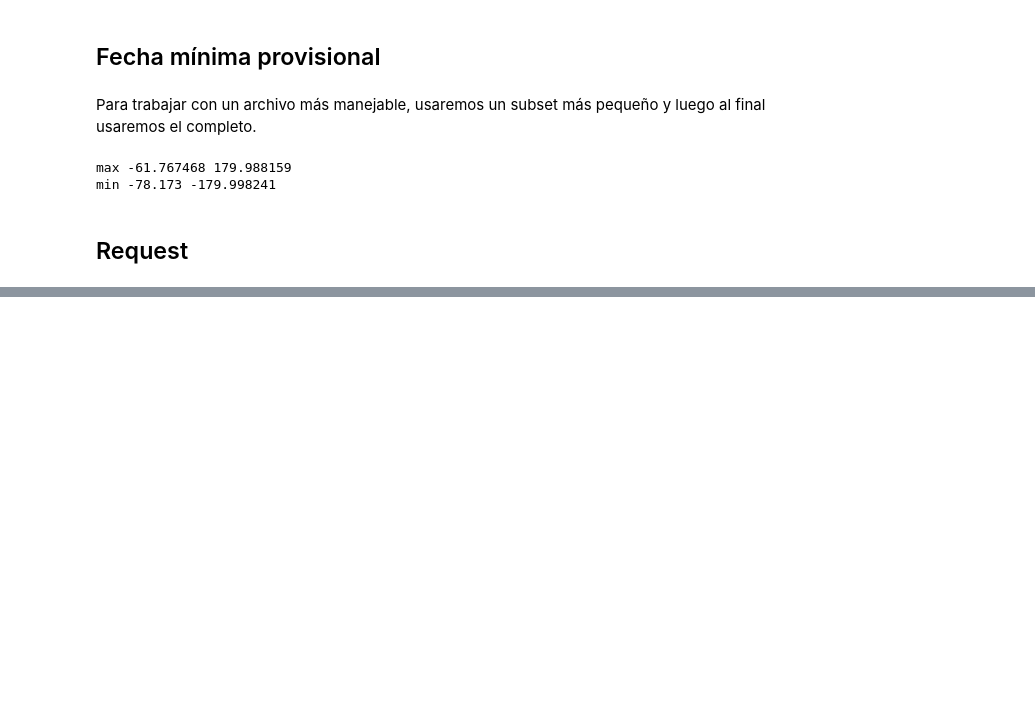
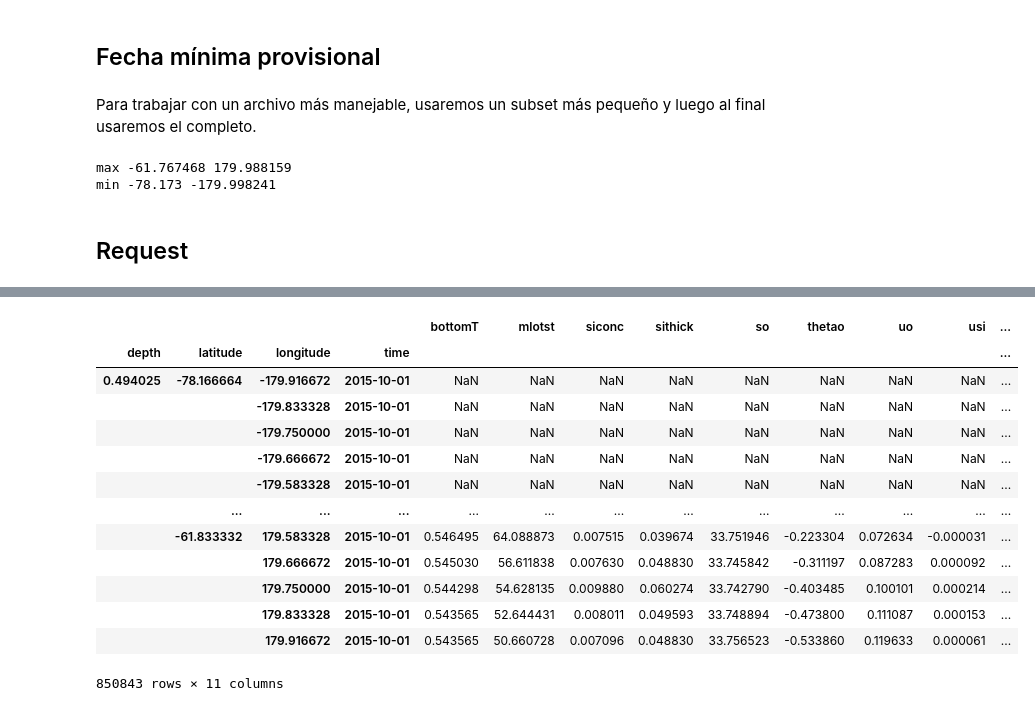
Before and after one commit to pablopertusa/trackbio, a Jupyter notebook: src/jupyter/request_data.ipynb, the cells around one changed output, grey strips where cells are left out. Cells and saved outputs as stored; diff of their text form; code cells hidden in the pictures; blank space fills up the shorter version.

```diff
--- a/src/jupyter/request_data.ipynb
+++ b/src/jupyter/request_data.ipynb
@@ -78,3 +78,20 @@ Data variables:
     source:                    MERCATOR GLORYS12V1
     Conventions:               CF-1.6
     copernicusmarine_version:  2.0.1
+# %%
+data.to_dataframe()
+# %% [output]
+|  |  |  |  | bottomT | mlotst | siconc | sithick | so | thetao | uo | usi | ... |
+| depth | latitude | longitude | time |  |  |  |  |  |  |  |  | ... |
+| 0.494025 | -78.166664 | -179.916672 | 2015-10-01 | NaN | NaN | NaN | NaN | NaN | NaN | NaN | NaN | ... |
+|  |  | -179.833328 | 2015-10-01 | NaN | NaN | NaN | NaN | NaN | NaN | NaN | NaN | ... |
+|  |  | -179.750000 | 2015-10-01 | NaN | NaN | NaN | NaN | NaN | NaN | NaN | NaN | ... |
+|  |  | -179.666672 | 2015-10-01 | NaN | NaN | NaN | NaN | NaN | NaN | NaN | NaN | ... |
+|  |  | -179.583328 | 2015-10-01 | NaN | NaN | NaN | NaN | NaN | NaN | NaN | NaN | ... |
+|  | ... | ... | ... | ... | ... | ... | ... | ... | ... | ... | ... | ... |
+|  | -61.833332 | 179.583328 | 2015-10-01 | 0.546495 | 64.088873 | 0.007515 | 0.039674 | 33.751946 | -0.223304 | 0.072634 | -0.000031 | ... |
+|  |  | 179.666672 | 2015-10-01 | 0.545030 | 56.611838 | 0.007630 | 0.048830 | 33.745842 | -0.311197 | 0.087283 | 0.000092 | ... |
+|  |  | 179.750000 | 2015-10-01 | 0.544298 | 54.628135 | 0.009880 | 0.060274 | 33.742790 | -0.403485 | 0.100101 | 0.000214 | ... |
+|  |  | 179.833328 | 2015-10-01 | 0.543565 | 52.644431 | 0.008011 | 0.049593 | 33.748894 | -0.473800 | 0.111087 | 0.000153 | ... |
+|  |  | 179.916672 | 2015-10-01 | 0.543565 | 50.660728 | 0.007096 | 0.048830 | 33.756523 | -0.533860 | 0.119633 | 0.000061 | ... |
+850843 rows × 11 columns
```
Also changed, not shown: parts of 1 cell of this notebook, 1 other file.
